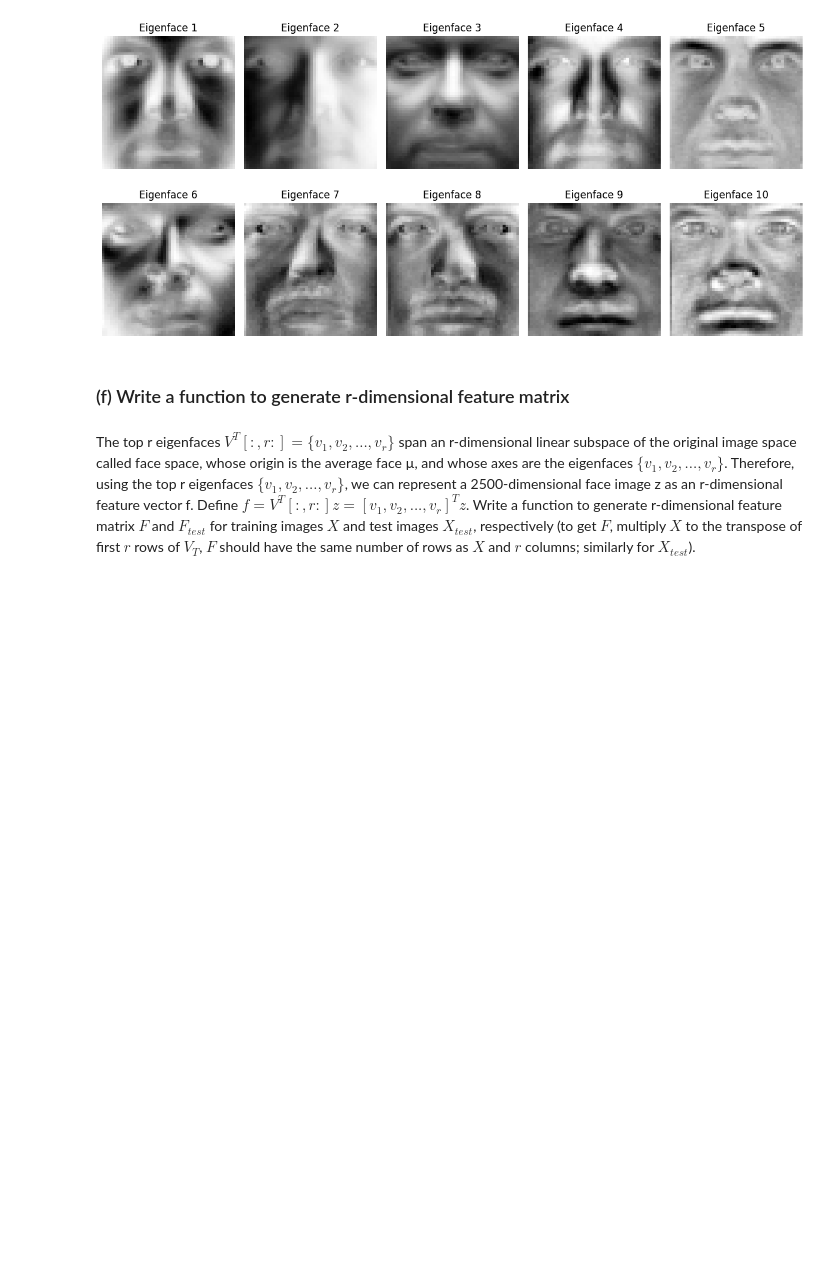
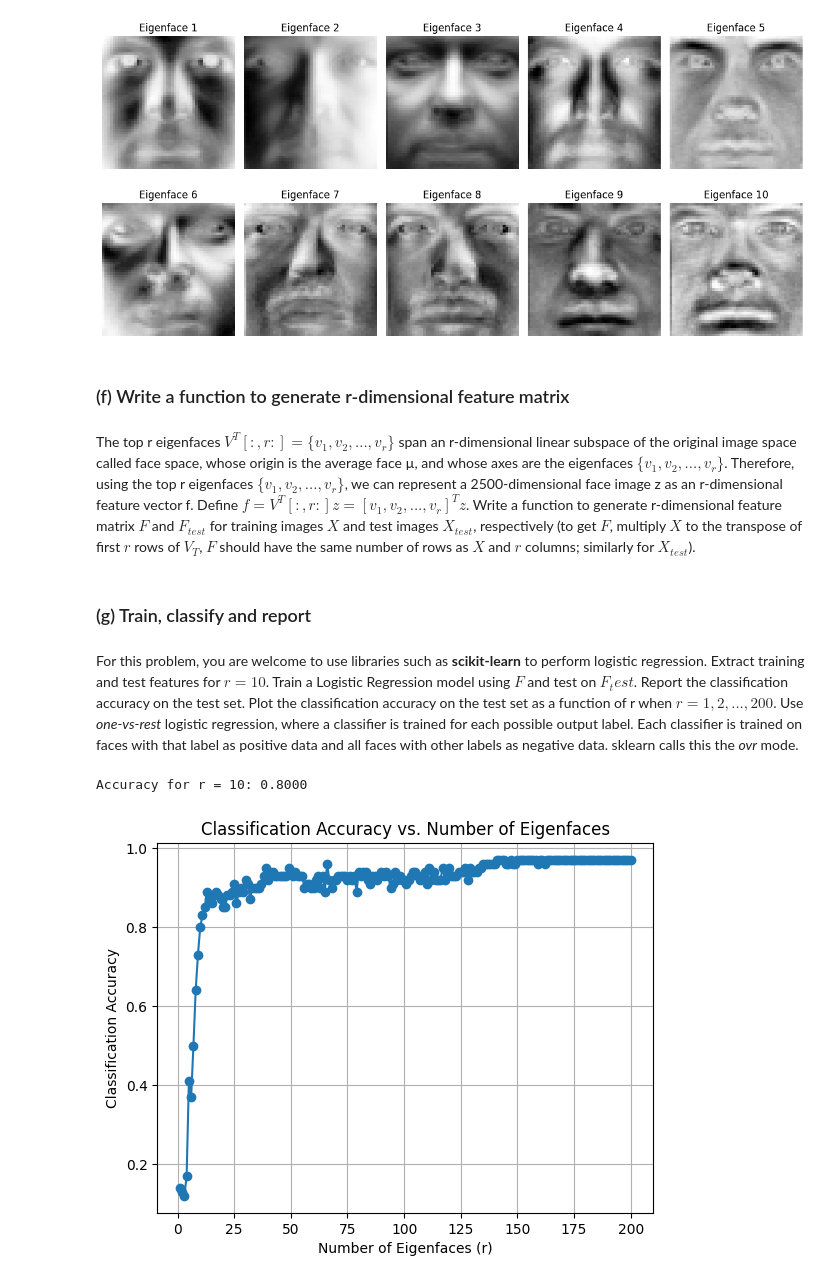
Before and after one commit to Iakovos0997/Eigenface-for-face-recognition, a Jupyter notebook: A3.ipynb, the cells around one changed output. Cells and saved outputs as stored; diff of their text form; code cells hidden in the pictures; blank space fills up the shorter version.

Commit message:
completed initial version of (g) using OneVSRestClassifier(LogisticRegresion()). Plot not validated

```diff
--- a/A3.ipynb
+++ b/A3.ipynb
@@ -211,3 +211,68 @@ def compute_feature_matrix(X, X_test, V_T, r):
     F_test = np.dot(X_test, V_r.T)  # Project test data onto face space
 
     return F, F_test
+# %%
+F, F_test = compute_feature_matrix(muless_train, muless_test, eigenvectors.T, 10)
+# %% [markdown]
+### (g) Train, classify and report
+# %% [markdown]
+For this problem, you are welcome to use libraries such as **scikit-learn**
+to perform logistic regression. Extract training and test features for $r = 10$. Train a
+Logistic Regression model using $F$ and test on $F_test$. Report the classification accuracy
+on the test set. Plot the classification accuracy on the test set as a function of r when
+$r= 1,2,...,200$. Use _one-vs-rest_ logistic regression, where a classifier is trained for each
+possible output label. Each classifier is trained on faces with that label as positive data
+and all faces with other labels as negative data. sklearn calls this the _ovr_ mode.
+# %%
+from sklearn.linear_model import LogisticRegression
+from sklearn.metrics import accuracy_score
+import matplotlib.pyplot as plt
+from sklearn.multiclass import OneVsRestClassifier
+
+# Use OneVsRestClassifier explicitly
+def train_logistic_regression(X, X_test, train_labels, test_labels):
+    """
+    Train and evaluate logistic regression on given features.
+
+    Parameters:
+    - F: Feature matrix for training data
+    - F_test: Feature matrix for test data
+    - train_labels: Training labels
+    - test_labels: Test labels
+
+    Returns:
+    - accuracy: Classification accuracy on test set
+    """
+
+    model = OneVsRestClassifier(LogisticRegression(solver='lbfgs', max_iter=10000))
+    model.fit(X, train_labels)
+    predictions = model.predict(X_test)
+    accuracy = accuracy_score(test_labels, predictions)
+    return accuracy
+
+
+# Evaluate for r = 10
+r = 10
+F, F_test = compute_feature_matrix(muless_train, muless_test, eigenvectors.T, r)
+accuracy_r10 = train_logistic_regression(F, F_test, train_labels, test_labels)
+print(f"Accuracy for r = 10: {accuracy_r10:.4f}")
+
+# Accuracy as a function of r (1 to 200)
+r_values = range(1, 201)
+accuracies = []
+
+for r in r_values:
+    F, F_test = compute_feature_matrix(muless_train, muless_test, eigenvectors.T, r)
+    acc = train_logistic_regression(F, F_test, train_labels, test_labels)
+    accuracies.append(acc)
+
+# Plot results
+plt.plot(r_values, accuracies, marker='o')
+plt.xlabel("Number of Eigenfaces (r)")
+plt.ylabel("Classification Accuracy")
+plt.title("Classification Accuracy vs. Number of Eigenfaces")
+plt.grid()
+plt.show()
+# %% [output]
+Accuracy for r = 10: 0.8000
+[figure, added]
```
